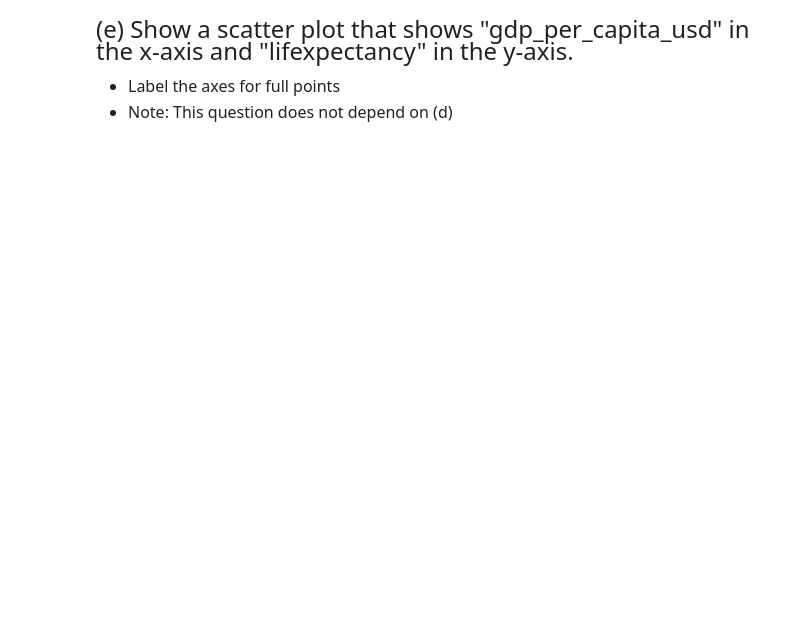
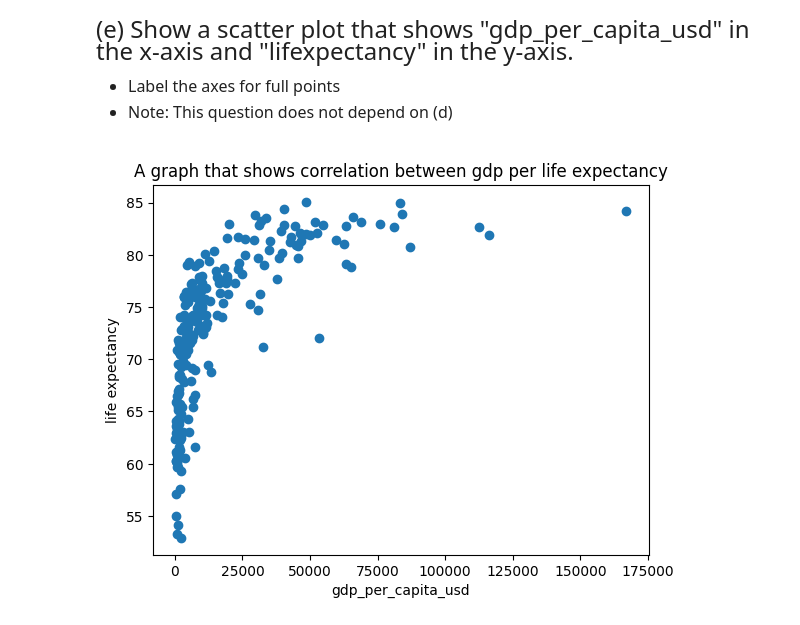
Before and after one commit to j-suave/emoryqtm151, a Jupyter notebook: Assignment 2/Assignment 2.ipynb, the cells around one changed output. Drawn from its saved outputs; the diff is of its cells as text; code cells hidden in the pictures; blank space fills up the shorter version.

```diff
--- a/Assignment 2/Assignment 2.ipynb
+++ b/Assignment 2/Assignment 2.ipynb
@@ -21,3 +30,7 @@ Print("name")
 
 - Read it as a pandas object called "wdi"
 - Note: This is a subset of the World Development Indicators for 2019
+# %%
+import pandas as pd
+wdi = pd.read_csv('data/worldbank_wdi_2019.csv')
+wdi
@@ -57,3 +101,14 @@ wdi["gdp_per_capita_usd"].describe()
 
 - Label the axes for full points
 - Note: This question does not depend on (d)
+# %%
+gdp = wdi["gdp_per_capita_usd"]
+life_exp = wdi["life_expectancy"]
+
+plt.scatter( x = gdp, y = life_exp)
+plt.xlabel("gdp_per_capita_usd")
+plt.ylabel("life expectancy")
+plt.title ("A graph that shows correlation between gdp per life expectancy")
+plt.show()
+# %% [output]
+[figure, added]
```
Also changed, not shown: parts of 5 cells of this notebook, 2 other files.
